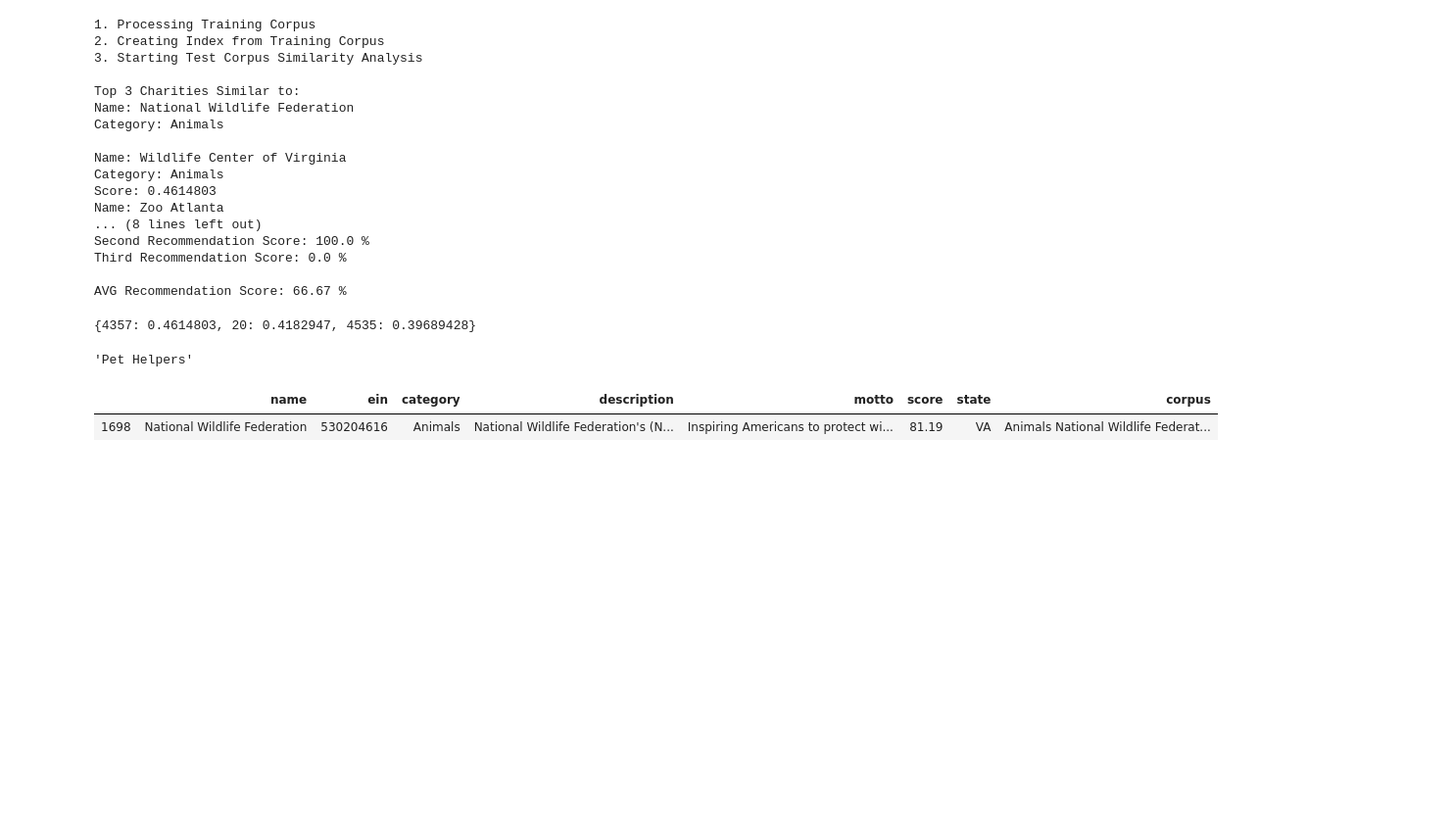
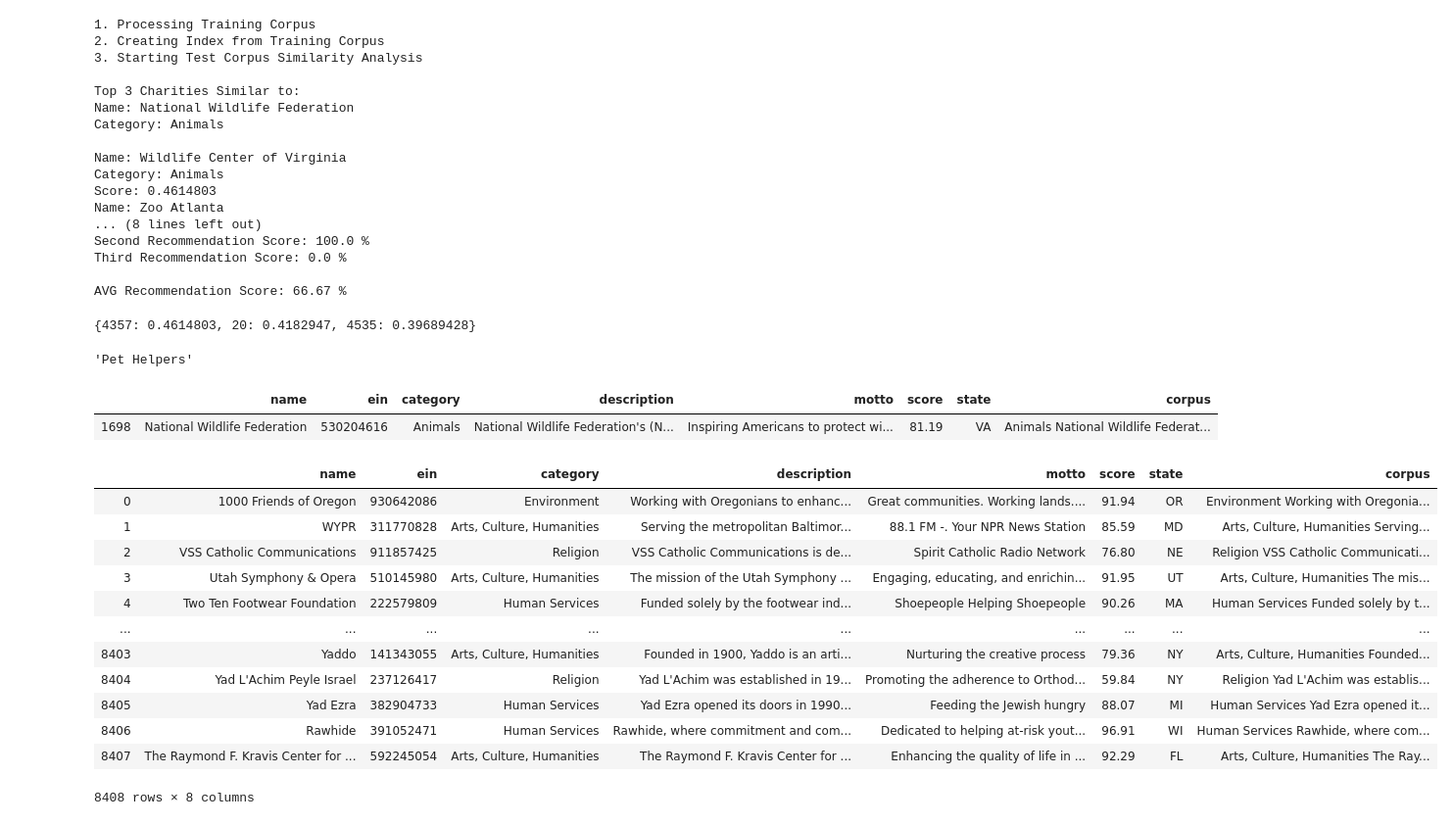
Before and after one commit to jackvessa/Charity_Recommender, a Jupyter notebook: src/Charity_Navigator_LDA_Similarity.ipynb, the cells around one changed output. Shown at 98% size. Saved outputs shown, nothing was run; the diff lists cells and outputs as text; code cells hidden in the pictures; blank space fills up the shorter version.

```diff
--- a/src/Charity_Navigator_LDA_Similarity.ipynb
+++ b/src/Charity_Navigator_LDA_Similarity.ipynb
@@ -572,3 +620,22 @@ temp_df[temp_df['name']=='National Wildlife Federation']
 | 1698 | National Wildlife Federation | 530204616 | Animals | National Wildlife Federation's (N... | Inspiring Americans to protect wi... | 81.19 | VA | Animals National Wildlife Federat... |
 # %%
 National Wildlife Federation
+# %%
+temp_df2 = pd.read_csv('../data/charities_rated_corpus.csv')
+temp_df2.drop(columns=['Unnamed: 0'],inplace=True)
+# %%
+temp_df2
+# %% [output]
+|  | name | ein | category | description | motto | score | state | corpus |
+| 0 | 1000 Friends of Oregon | 930642086 | Environment | Working with Oregonians to enhanc... | Great communities. Working lands.... | 91.94 | OR | Environment Working with Oregonia... |
+| 1 | WYPR | 311770828 | Arts, Culture, Humanities | Serving the metropolitan Baltimor... | 88.1 FM -. Your NPR News Station | 85.59 | MD | Arts, Culture, Humanities Serving... |
+| 2 | VSS Catholic Communications | 911857425 | Religion | VSS Catholic Communications is de... | Spirit Catholic Radio Network | 76.80 | NE | Religion VSS Catholic Communicati... |
+| 3 | Utah Symphony & Opera | 510145980 | Arts, Culture, Humanities | The mission of the Utah Symphony ... | Engaging, educating, and enrichin... | 91.95 | UT | Arts, Culture, Humanities The mis... |
+| 4 | Two Ten Footwear Foundation | 222579809 | Human Services | Funded solely by the footwear ind... | Shoepeople Helping Shoepeople | 90.26 | MA | Human Services Funded solely by t... |
+| ... | ... | ... | ... | ... | ... | ... | ... | ... |
+| 8403 | Yaddo | 141343055 | Arts, Culture, Humanities | Founded in 1900, Yaddo is an arti... | Nurturing the creative process | 79.36 | NY | Arts, Culture, Humanities Founded... |
+| 8404 | Yad L'Achim Peyle Israel | 237126417 | Religion | Yad L'Achim was established in 19... | Promoting the adherence to Orthod... | 59.84 | NY | Religion Yad L'Achim was establis... |
+| 8405 | Yad Ezra | 382904733 | Human Services | Yad Ezra opened its doors in 1990... | Feeding the Jewish hungry | 88.07 | MI | Human Services Yad Ezra opened it... |
+| 8406 | Rawhide | 391052471 | Human Services | Rawhide, where commitment and com... | Dedicated to helping at-risk yout... | 96.91 | WI | Human Services Rawhide, where com... |
+| 8407 | The Raymond F. Kravis Center for ... | 592245054 | Arts, Culture, Humanities | The Raymond F. Kravis Center for ... | Enhancing the quality of life in ... | 92.29 | FL | Arts, Culture, Humanities The Ray... |
+8408 rows × 8 columns
```
Also changed, not shown: parts of 10 cells of this notebook, 7 other files.
